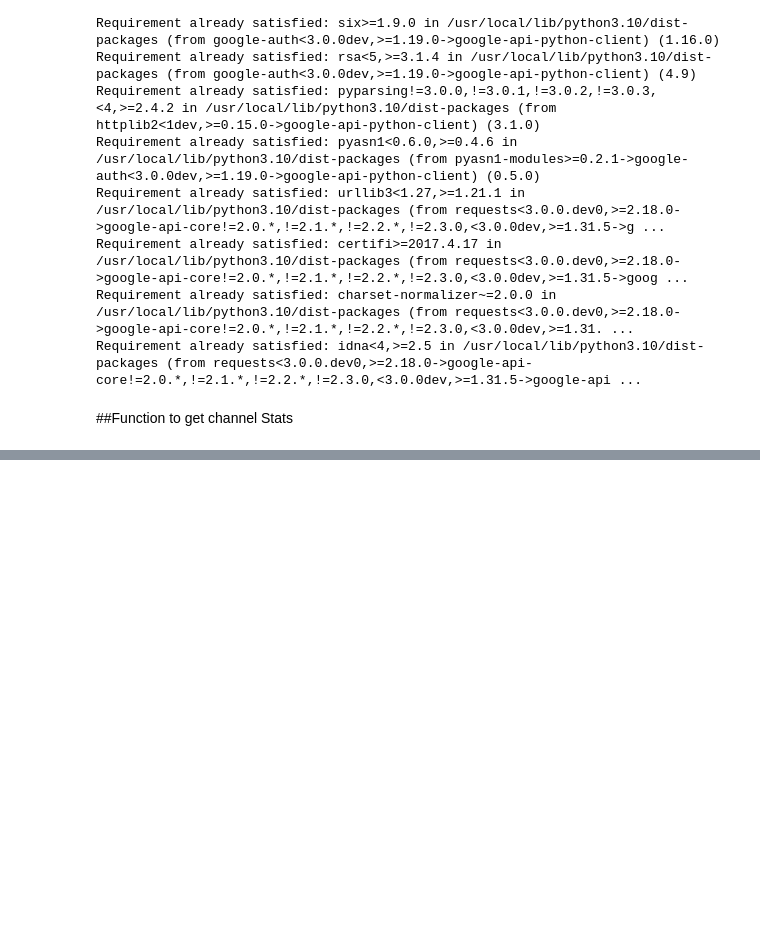
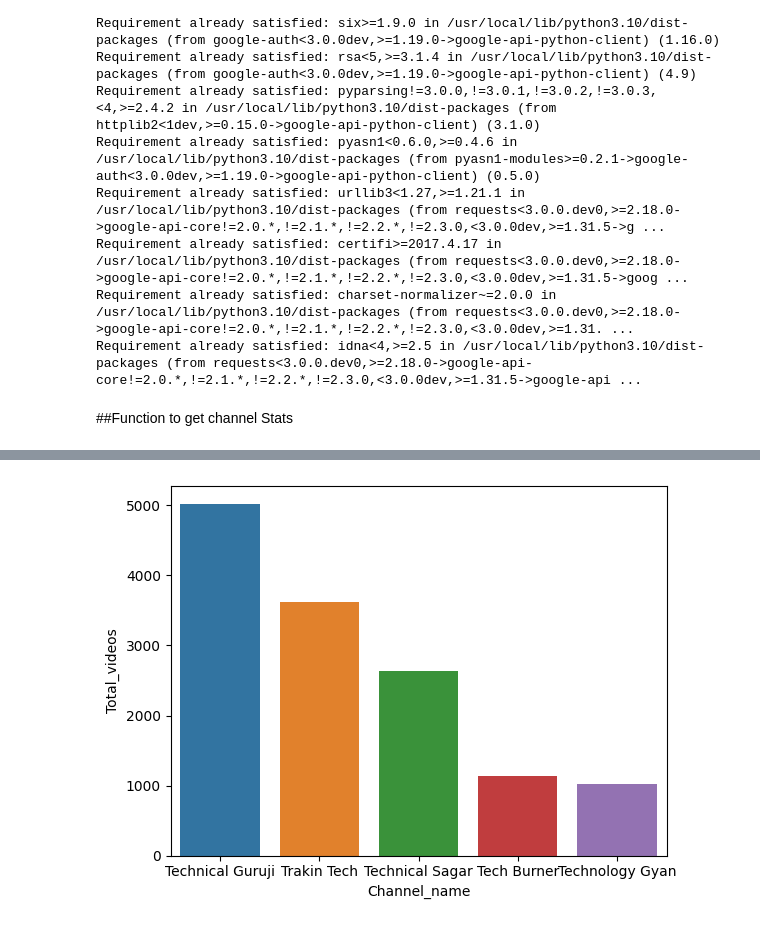
Before and after one commit to itsBaivab/AI-ML_Project-, a Jupyter notebook: Youtube_comment_Sentiment_analysis.ipynb, the cells around one changed output, grey strips where cells are left out. Saved outputs shown, nothing was run; the diff lists cells and outputs as text; code cells hidden in the pictures; blank space fills up the shorter version.

```diff
--- a/Youtube_comment_Sentiment_analysis.ipynb
+++ b/Youtube_comment_Sentiment_analysis.ipynb
@@ -60,0 +89,4 @@ get_channel_stats(youtube, channel_id)
+# %%
+ax = sb.barplot(x='Channel_name', y='Total_videos',data=channel_data)
+# %% [output]
+[figure, added]
```
Also changed, not shown: parts of 19 cells of this notebook.
